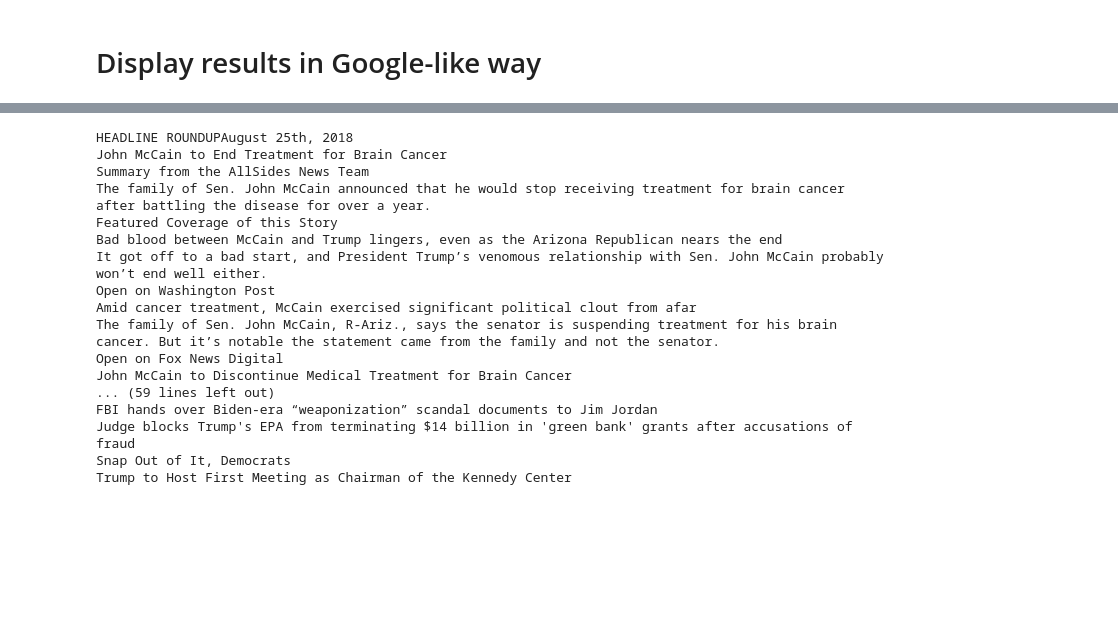
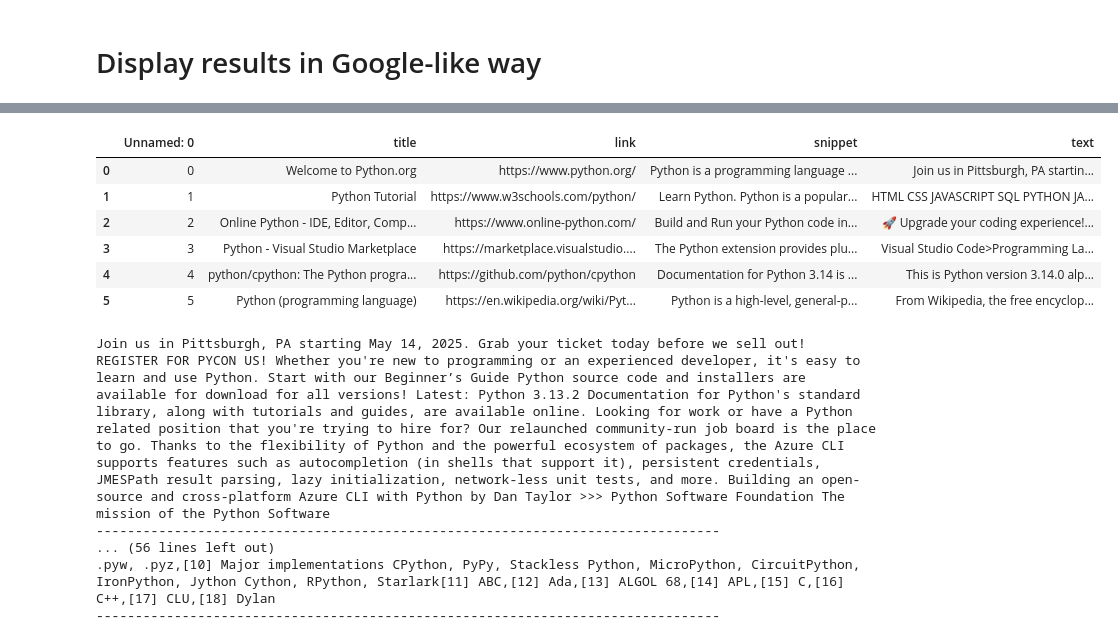
Before and after one commit to rmit-ir/Tutotrial-Practical-LLMs, a Jupyter notebook: LLM_Tutorial_Challenge2.ipynb, the cells around one changed output, grey strips where cells are left out. Saved outputs shown, nothing was run; the diff lists cells and outputs as text; code cells hidden in the pictures; blank space fills up the shorter version.

```diff
--- a/LLM_Tutorial_Challenge2.ipynb
+++ b/LLM_Tutorial_Challenge2.ipynb
@@ -140,8 +139,9 @@ def fetch_documents_from_serpapi(query, num_results=10):
 # %%
 # Example usage: Search for "Python"
 query = "Python"
-documents_df = fetch_documents_from_serpapi(query)
+# documents_df = fetch_documents_from_serpapi(query)
+documents_df = pd.read_csv("Testing_docs_df.csv")
 
 # Display the results
-documents_df.head()
+documents_df
 # documents_df.to_csv('Testing_docs_df.csv')
@@ -378,24 +396,37 @@ on Friday,
 --------------------------------------------------------------------------------
-# %%
-print(fetch_and_parse_webpage(url))
-# %% [output]
-HEADLINE ROUNDUPAugust 25th, 2018
-John McCain to End Treatment for Brain Cancer
-Summary from the AllSides News Team
-The family of Sen. John McCain announced that he would stop receiving treatment for brain cancer after battling the disease for over a year.
-Featured Coverage of this Story
-Bad blood between McCain and Trump lingers, even as the Arizona Republican nears the end
-It got off to a bad start, and President Trump’s venomous relationship with Sen. John McCain probably won’t end well either.
-Open on Washington Post
-Amid cancer treatment, McCain exercised significant political clout from afar
-The family of Sen. John McCain, R-Ariz., says the senator is suspending treatment for his brain cancer. But it’s notable the statement came from the family and not the senator.
-Open on Fox News Digital
-John McCain to Discontinue Medical Treatment for Brain Cancer
-... (59 lines left out)
-FBI hands over Biden-era “weaponization” scandal documents to Jim Jordan
-Judge blocks Trump's EPA from terminating $14 billion in 'green bank' grants after accusations of fraud
-Snap Out of It, Democrats
-Trump to Host First Meeting as Chairman of the Kennedy Center
+# %%
+documents_df = documents_df.assign(text=documents_df["link"].apply(fetch_and_parse_webpage))
+documents_df
+# %% [output]
+|  | Unnamed: 0 | title | link | snippet | text |
+| 0 | 0 | Welcome to Python.org | https://www.python.org/ | Python is a programming language ... | Join us in Pittsburgh, PA startin... |
+| 1 | 1 | Python Tutorial | https://www.w3schools.com/python/ | Learn Python. Python is a popular... | HTML CSS JAVASCRIPT SQL PYTHON JA... |
+| 2 | 2 | Online Python - IDE, Editor, Comp... | https://www.online-python.com/ | Build and Run your Python code in... | 🚀 Upgrade your coding experience!... |
+| 3 | 3 | Python - Visual Studio Marketplace | https://marketplace.visualstudio.... | The Python extension provides plu... | Visual Studio Code>Programming La... |
+| 4 | 4 | python/cpython: The Python progra... | https://github.com/python/cpython | Documentation for Python 3.14 is ... | This is Python version 3.14.0 alp... |
+| 5 | 5 | Python (programming language) | https://en.wikipedia.org/wiki/Pyt... | Python is a high-level, general-p... | From Wikipedia, the free encyclop... |
+# %%
+for text in documents_df["text"]:
+    printw(text[:1000])  # Show first 1000 characters
+    print("-" * 80)
+# %% [output]
+Join us in Pittsburgh, PA starting May 14, 2025. Grab your ticket today before we sell out!
+REGISTER FOR PYCON US! Whether you're new to programming or an experienced developer, it's easy to
+learn and use Python. Start with our Beginner’s Guide Python source code and installers are
+available for download for all versions! Latest: Python 3.13.2 Documentation for Python's standard
+library, along with tutorials and guides, are available online. Looking for work or have a Python
+related position that you're trying to hire for? Our relaunched community-run job board is the place
+to go. Thanks to the flexibility of Python and the powerful ecosystem of packages, the Azure CLI
+supports features such as autocompletion (in shells that support it), persistent credentials,
+JMESPath result parsing, lazy initialization, network-less unit tests, and more. Building an open-
+source and cross-platform Azure CLI with Python by Dan Taylor >>> Python Software Foundation The
+mission of the Python Software
+--------------------------------------------------------------------------------
+... (56 lines left out)
+.pyw, .pyz,[10] Major implementations CPython, PyPy, Stackless Python, MicroPython, CircuitPython,
+IronPython, Jython Cython, RPython, Starlark[11] ABC,[12] Ada,[13] ALGOL 68,[14] APL,[15] C,[16]
+C++,[17] CLU,[18] Dylan
+--------------------------------------------------------------------------------
 # %%
 def get_response(
     prompt: str, model: str, verbose: int = VERBOSE, **model_kwargs
```
Also changed, not shown: parts of 7 cells of this notebook.
